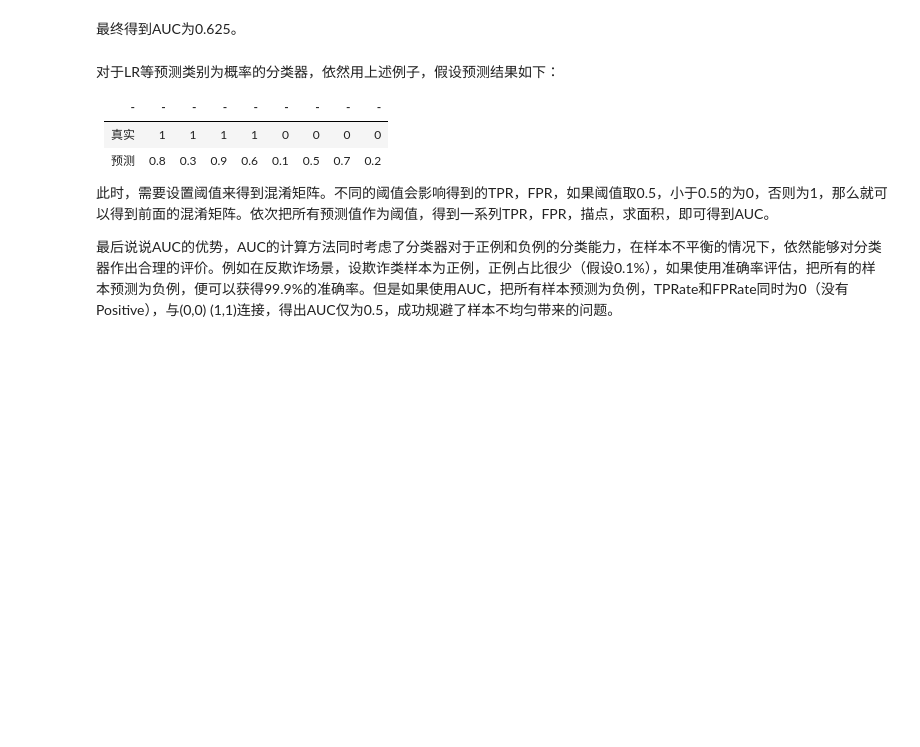
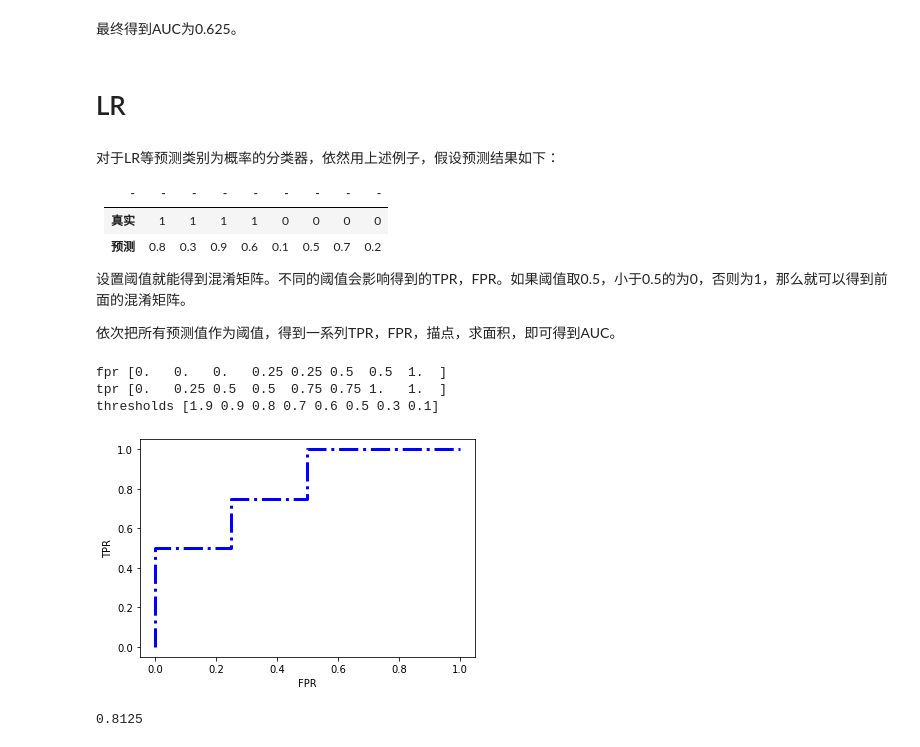
Before and after one commit to WallaceLiu/faiss_learn, a Jupyter notebook: roc_auc_concept.ipynb, the cells around one changed output. Saved outputs shown, nothing was run; the diff lists cells and outputs as text; code cells hidden in the pictures; blank space fills up the shorter version.

```diff
--- a/roc_auc_concept.ipynb
+++ b/roc_auc_concept.ipynb
@@ -132,14 +139,50 @@ print(polygon_area(polygon1))
 -0.625
 # %% [markdown]
 最终得到AUC为0.625。
+# %% [markdown]
+# LR
 # %% [markdown]
 对于LR等预测类别为概率的分类器，依然用上述例子，假设预测结果如下：
 
 -|-|-|-|-|-|-|-|-
 ---|---|---|---|---|---|---|---|---
-真实|1|1|1|1|0|0|0|0|
-预测|0.8|0.3|0.9|0.6|0.1|0.5|0.7|0.2|
+**真实**|1|1|1|1|0|0|0|0|
+**预测**|0.8|0.3|0.9|0.6|0.1|0.5|0.7|0.2|
 
-此时，需要设置阈值来得到混淆矩阵。不同的阈值会影响得到的TPR，FPR，如果阈值取0.5，小于0.5的为0，否则为1，那么就可以得到前面的混淆矩阵。依次把所有预测值作为阈值，得到一系列TPR，FPR，描点，求面积，即可得到AUC。
+设置阈值就能得到混淆矩阵。不同的阈值会影响得到的TPR，FPR。如果阈值取0.5，小于0.5的为0，否则为1，那么就可以得到前面的混淆矩阵。
 
-最后说说AUC的优势，AUC的计算方法同时考虑了分类器对于正例和负例的分类能力，在样本不平衡的情况下，依然能够对分类器作出合理的评价。例如在反欺诈场景，设欺诈类样本为正例，正例占比很少（假设0.1%），如果使用准确率评估，把所有的样本预测为负例，便可以获得99.9%的准确率。但是如果使用AUC，把所有样本预测为负例，TPRate和FPRate同时为0（没有Positive），与(0,0) (1,1)连接，得出AUC仅为0.5，成功规避了样本不均匀带来的问题。
+依次把所有预测值作为阈值，得到一系列TPR，FPR，描点，求面积，即可得到AUC。
+# %%
+# roc
+import numpy as np
+from sklearn import metrics
+
+y = np.array([1,1,1,1,0,0,0,0])  #实际值
+scores = np.array([0.8,0.3,0.9,0.6,0.1,0.5,0.7,0.2]) #预测值
+fpr, tpr, thresholds = metrics.roc_curve(y, scores, pos_label=1) #pos_label=1，表示值为2的实际值为正样本
+print('fpr',fpr)
+print('tpr',tpr)
+print('thresholds',thresholds)
+# %% [output]
+fpr [0.   0.   0.   0.25 0.25 0.5  0.5  1.  ]
+tpr [0.   0.25 0.5  0.5  0.75 0.75 1.   1.  ]
+thresholds [1.9 0.9 0.8 0.7 0.6 0.5 0.3 0.1]
+# %%
+import matplotlib.pyplot as plt
+
+plt.plot(fpr,tpr,color='blue',linewidth=3.0,linestyle='-.')
+plt.xlabel("FPR")
+plt.ylabel("TPR")
+plt.show()
+# %% [output]
+[figure, added]
+# %%
+# auc
+import numpy as np
+from sklearn.metrics import roc_auc_score
+
+y_true = np.array([1,1,1,1,0,0,0,0])
+y_scores = np.array([0.8,0.3,0.9,0.6,0.1,0.5,0.7,0.2])
+roc_auc_score(y_true, y_scores)
+# %% [output]
+0.8125
```
Also changed, not shown: parts of 13 cells of this notebook.
